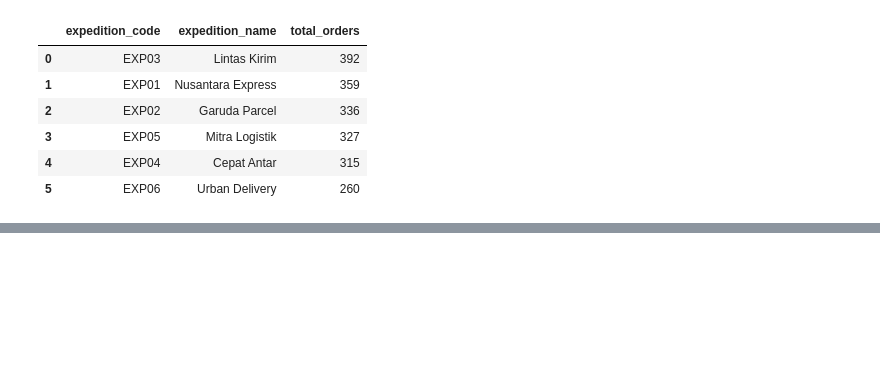
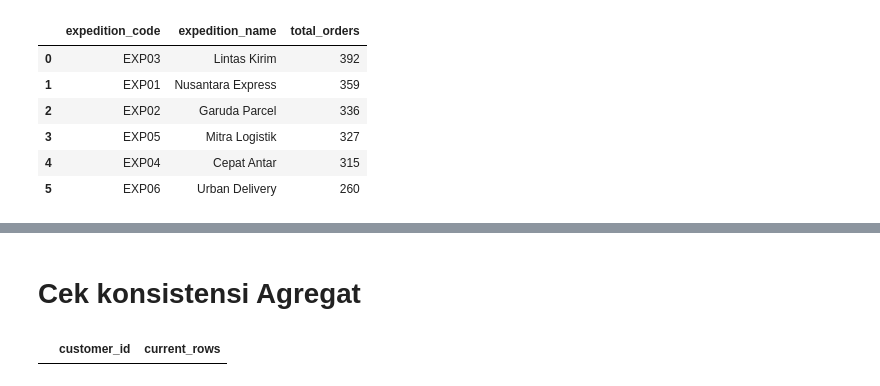
Before and after one commit to padmadicahyo/Tugas-Data-Warehouse, a Jupyter notebook: Tugas_DWBI_Padmadi_Cahyo_Wibowo.ipynb, the cells around one changed output, grey strips where cells are left out. Cells and saved outputs as stored; diff of their text form; code cells hidden in the pictures; blank space fills up the shorter version.

```diff
--- a/Tugas_DWBI_Padmadi_Cahyo_Wibowo.ipynb
+++ b/Tugas_DWBI_Padmadi_Cahyo_Wibowo.ipynb
@@ -1443,0 +1570,58 @@ display(result.head(200))
+# %% [markdown]
+# Cek konsistensi Agregat
+# %%
+sql = r"""
+-- 1. Header vs item reconciliation
+SELECT
+    f.order_id,
+    f.gross_subtotal AS header_gross,
+    SUM(i.gross_subtotal) AS item_gross,
+    f.total_discount AS header_discount,
+    SUM(i.allocated_discount) AS item_discount,
+    f.net_product_sales AS header_net,
+    SUM(i.net_sales) AS item_net,
+    f.total_hpp AS header_hpp,
+    SUM(i.total_hpp) AS item_hpp,
+    f.profit AS header_profit,
+    SUM(i.profit) AS item_profit
+FROM fact_sales f
+JOIN fact_sales_item i ON f.order_id = i.order_id
+GROUP BY f.order_id, f.gross_subtotal, f.total_discount,
+         f.net_product_sales, f.total_hpp, f.profit
+HAVING f.gross_subtotal <> SUM(i.gross_subtotal)
+    OR f.total_discount <> SUM(i.allocated_discount)
+    OR f.net_product_sales <> SUM(i.net_sales)
+    OR f.total_hpp <> SUM(i.total_hpp)
+    OR f.profit <> SUM(i.profit);
+
+-- 2. Formula consistency
+SELECT COUNT(*) AS inconsistent_header_formula
+FROM fact_sales
+WHERE grand_total <> net_product_sales + shipping_fee
+   OR profit <> net_product_sales - total_hpp;
+
+-- 3. Check SCD Type 2 overlap for same customer
+SELECT
+    a.customer_id,
+    a.customer_key AS key_a,
+    b.customer_key AS key_b
+FROM dim_customer a
+JOIN dim_customer b
+  ON a.customer_id = b.customer_id
+ AND a.customer_key < b.customer_key
+ AND a.effective_from <= b.effective_to
+ AND b.effective_from <= a.effective_to;
+
+-- 10. More than one current SCD row
+SELECT customer_id, COUNT(*) AS current_rows
+FROM dim_customer
+WHERE is_current = 'Y'
+GROUP BY customer_id
+HAVING COUNT(*) <> 1;
+
+"""
+
+result = con.execute(sql).df()
+display(result.head(200))
+# %% [output]
+|  | customer_id | current_rows |
```
Also changed, not shown: parts of 9 cells of this notebook, 1 other file.
